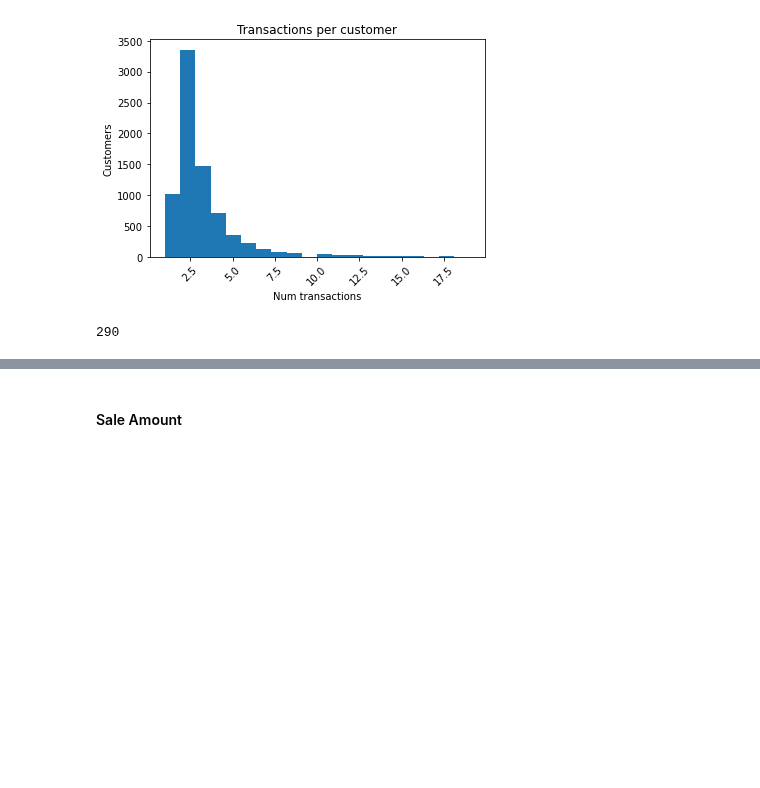
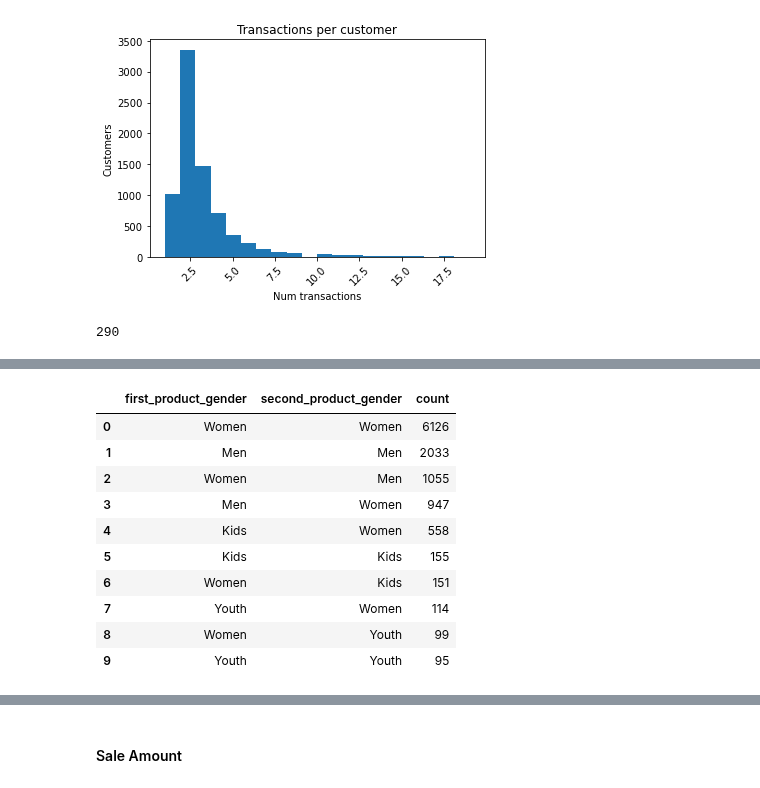
Before and after one commit to jeremypmobley/nonsense, a Jupyter notebook: flagship/flagship_eda.ipynb, the cells around one changed output, grey strips where cells are left out. Drawn from its saved outputs; the diff is of its cells as text; code cells hidden in the pictures; blank space fills up the shorter version.

```diff
--- a/flagship/flagship_eda.ipynb
+++ b/flagship/flagship_eda.ipynb
@@ -384,3 +384,20 @@ plt.show()
 toy_dataset_df[toy_dataset_df['hash_customer']==934772523603658765]['transaction_id'].nunique()
 # %% [output]
 290
+# %%
+purchase_fields = ['hash_customer', 'product_title', 'product_category',
+                   'product_gender', 'product_color']
+
+first_purchase_df = toy_dataset_df[toy_dataset_df['transaction_num']==1][purchase_fields]
+second_purchase_df = toy_dataset_df[toy_dataset_df['transaction_num']==2][purchase_fields]
+
+first_purchase_df.columns = ['hash_customer', 'first_product_title', 'first_product_category',
+                   'first_product_gender', 'first_product_color']
+
+second_purchase_df.columns = ['hash_customer', 'second_product_title', 'second_product_category',
+                   'second_product_gender', 'second_product_color']
+# %%
+purchase_path_df = pd.merge(left=first_purchase_df,
+                            right=second_purchase_df,
+                            on='hash_customer',
+                            how='inner')
@@ -386,0 +413,18 @@ toy_dataset_df[toy_dataset_df['hash_customer']==934772523603658765]['transaction
+# %%
+transition_df = pd.DataFrame(purchase_path_df[['first_product_gender', 'second_product_gender']].value_counts().reset_index())
+# %%
+transition_df.columns = ['first_product_gender', 'second_product_gender', 'count']
+# %%
+transition_df.head(10)
+# %% [output]
+|  | first_product_gender | second_product_gender | count |
+| 0 | Women | Women | 6126 |
+| 1 | Men | Men | 2033 |
+| 2 | Women | Men | 1055 |
+| 3 | Men | Women | 947 |
+| 4 | Kids | Women | 558 |
+| 5 | Kids | Kids | 155 |
+| 6 | Women | Kids | 151 |
+| 7 | Youth | Women | 114 |
+| 8 | Women | Youth | 99 |
+| 9 | Youth | Youth | 95 |
```
Also changed, not shown: parts of 18 cells of this notebook, 1 other file.
